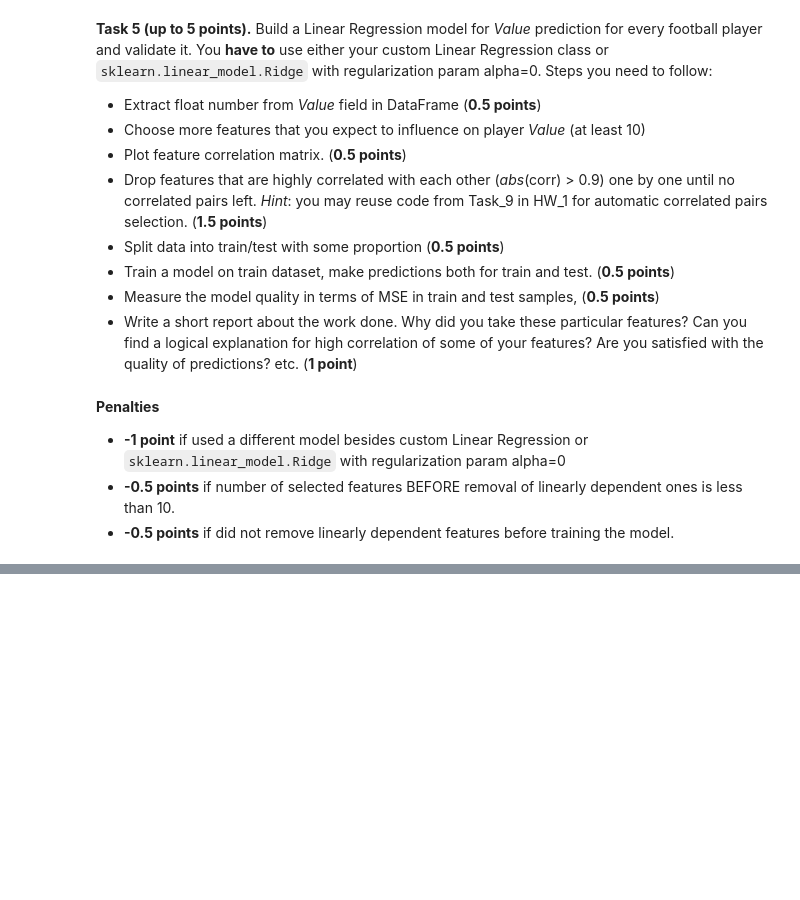
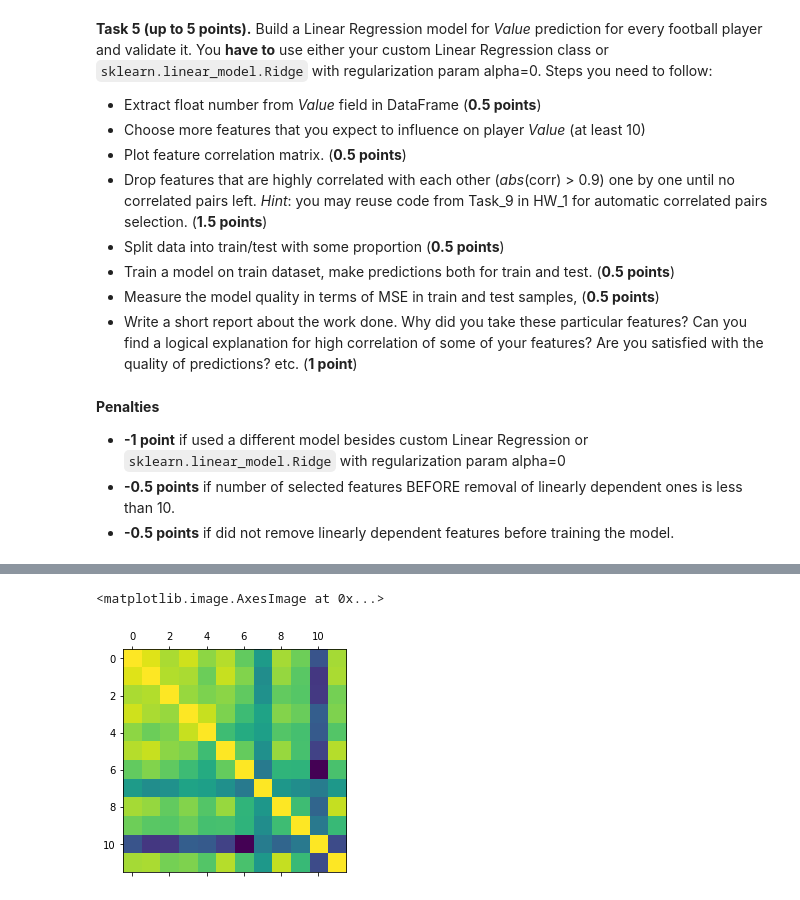
Before and after one commit to fefzoman/rs_ml_tasks, a Jupyter notebook: seminar_and_homework.ipynb, the cells around one changed output, grey strips where cells are left out. Cells and saved outputs as stored; diff of their text form; code cells hidden in the pictures; blank space fills up the shorter version.

```diff
--- a/seminar_and_homework.ipynb
+++ b/seminar_and_homework.ipynb
@@ -102,9 +102,10 @@ print(f"Weight column type is '{data['Weight'].dtype}'")
 Weight column type is 'object'
 # %%
 data['Weight_float'] = data['Weight'].str.extract(r'([0-9]+)lbs').astype(float)
-data['Weight_float'].fillna(data['Weight_float'].median())
-POUND_TO_KILO = 0.454
-data['Weight_kg'] = data.apply(lambda row: row['Weight_float'] * POUND_TO_KILO, axis=1)
-data.hist(column='Weight_kg', bins=30)
-plt.show()
+# data['Weight_float'].fillna(data['Weight_float'].median())
+# POUND_TO_KILO = 0.454
+# data['Weight_kg'] = data.apply(lambda row: row['Weight_float'] * POUND_TO_KILO, axis=1)
+# data.hist(column='Weight_kg', bins=30)
+# plt.show()
+data['Weight']
 # %% [output]
@@ -439,3 +452,5 @@ player.head()
 - **-0.5 points** if did not remove linearly dependent features before training the model.
 # %%
 # Your code and a bunch of cool ideas here
+data["Value_float"]=data.Value.str.extract(r'([0-9.,]+)')
+data.columns
@@ -441,0 +475,6 @@ player.head()
+# %%
+influencing_features= data[['BallControl','Dribbling','Crossing','ShortPassing','LongPassing','Positioning','Agility', 'Reactions', 'ShotPower', 'Stamina', 'Strength', 'LongShots']]
+plt.matshow(influencing_features.corr())
+# %% [output]
+<matplotlib.image.AxesImage at 0x...>
+[figure, added]
```
Also changed, not shown: parts of 3 cells of this notebook.
